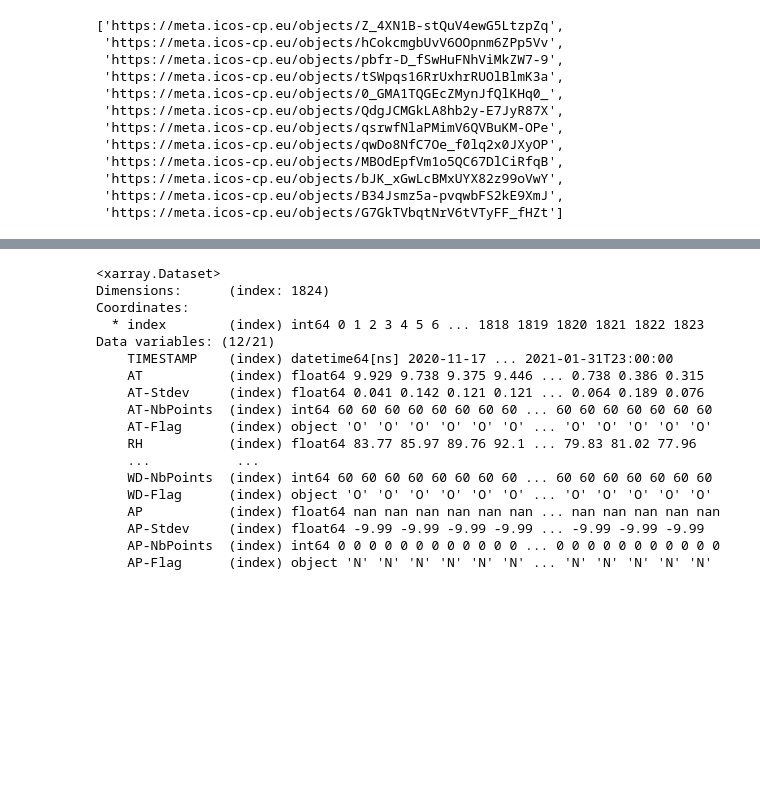
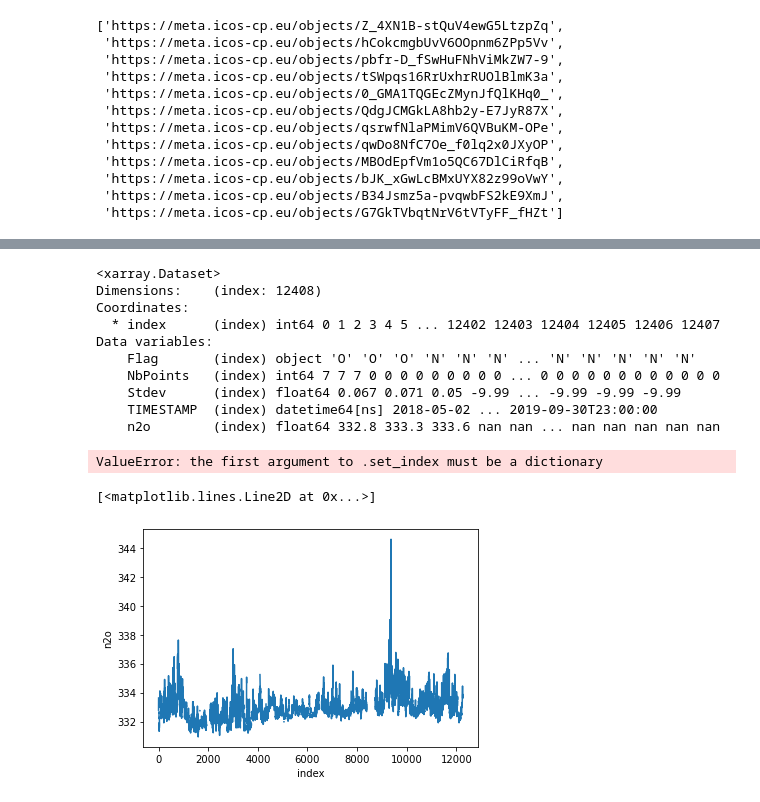
Before and after one commit to damienboulanger/envri-wp8-demonstrator, a Jupyter notebook: src/icos_demo.ipynb, the cells around one changed output, grey strips where cells are left out. Cells and saved outputs as stored; diff of their text form; code cells hidden in the pictures; blank space fills up the shorter version.

```diff
--- a/src/icos_demo.ipynb
+++ b/src/icos_demo.ipynb
@@ -54,22 +68,23 @@ query_icos.query_datasets(variables=['Pressure (surface)'],temporal=['2020-01-01
 # %%
-data = query_icos.read_dataset('https://meta.icos-cp.eu/objects/Z_4XN1B-stQuV4ewG5LtzpZq')
+data = query_icos.read_dataset('https://meta.icos-cp.eu/objects/MEQ1hOwDjVYBQky5u3-BVFxf')
 data
 # %% [output]
 <xarray.Dataset>
-Dimensions:      (index: 1824)
+Dimensions:    (index: 12408)
 Coordinates:
-  * index        (index) int64 0 1 2 3 4 5 6 ... 1818 1819 1820 1821 1822 1823
-Data variables: (12/21)
-    TIMESTAMP    (index) datetime64[ns] 2020-11-17 ... 2021-01-31T23:00:00
-    AT           (index) float64 9.929 9.738 9.375 9.446 ... 0.738 0.386 0.315
-    AT-Stdev     (index) float64 0.041 0.142 0.121 0.121 ... 0.064 0.189 0.076
-    AT-NbPoints  (index) int64 60 60 60 60 60 60 60 60 ... 60 60 60 60 60 60 60
-    AT-Flag      (index) object 'O' 'O' 'O' 'O' 'O' 'O' ... 'O' 'O' 'O' 'O' 'O'
-    RH           (index) float64 83.77 85.97 89.76 92.1 ... 79.83 81.02 77.96
-    ...           ...
-    WD-NbPoints  (index) int64 60 60 60 60 60 60 60 60 ... 60 60 60 60 60 60 60
-    WD-Flag      (index) object 'O' 'O' 'O' 'O' 'O' 'O' ... 'O' 'O' 'O' 'O' 'O'
-    AP           (index) float64 nan nan nan nan nan nan ... nan nan nan nan nan
-    AP-Stdev     (index) float64 -9.99 -9.99 -9.99 -9.99 ... -9.99 -9.99 -9.99
-    AP-NbPoints  (index) int64 0 0 0 0 0 0 0 0 0 0 0 0 ... 0 0 0 0 0 0 0 0 0 0 0
-    AP-Flag      (index) object 'N' 'N' 'N' 'N' 'N' 'N' ... 'N' 'N' 'N' 'N' 'N'
+  * index      (index) int64 0 1 2 3 4 5 ... 12402 12403 12404 12405 12406 12407
+Data variables:
+    Flag       (index) object 'O' 'O' 'O' 'N' 'N' 'N' ... 'N' 'N' 'N' 'N' 'N'
+    NbPoints   (index) int64 7 7 7 0 0 0 0 0 0 0 0 0 ... 0 0 0 0 0 0 0 0 0 0 0 0
+    Stdev      (index) float64 0.067 0.071 0.05 -9.99 ... -9.99 -9.99 -9.99
+    TIMESTAMP  (index) datetime64[ns] 2018-05-02 ... 2019-09-30T23:00:00
+    n2o        (index) float64 332.8 333.3 333.6 nan nan ... nan nan nan nan nan
+# %%
+data.set_index(data.TIMESTAMP)
+# %% [output]
+ValueError: the first argument to .set_index must be a dictionary
+# %%
+n2o.plot(
+# %% [output]
+[<matplotlib.lines.Line2D at 0x...>]
+[figure, added]
```
Also changed, not shown: parts of 2 cells of this notebook, 1 other file.
